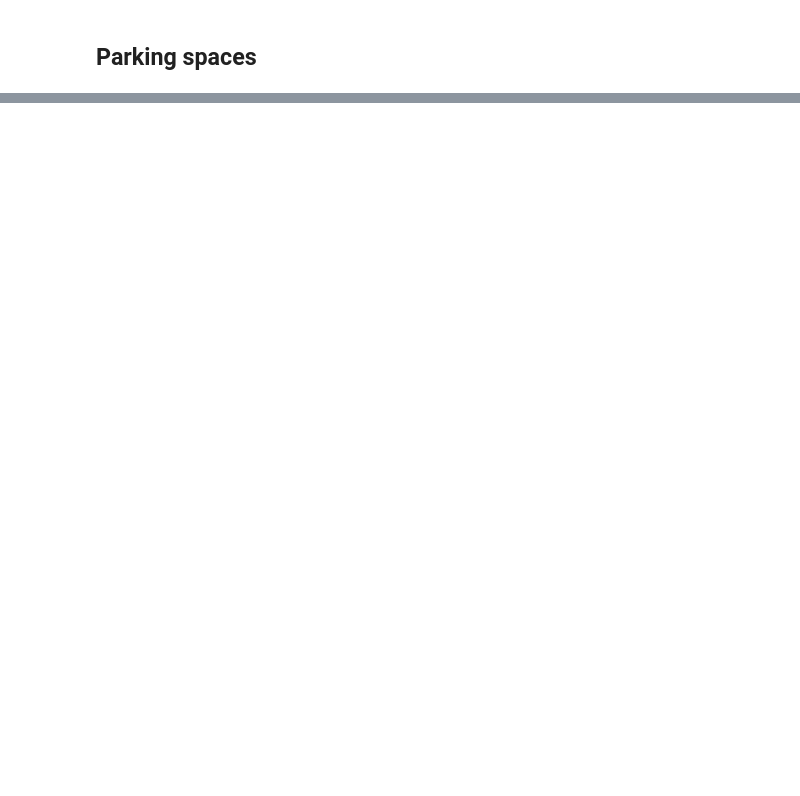
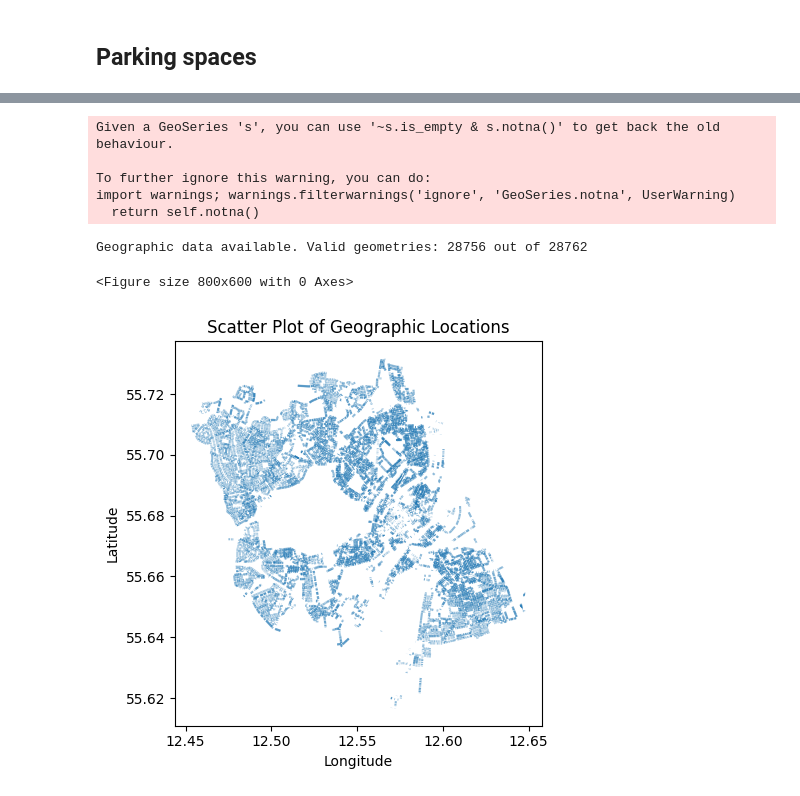
Before and after one commit to AleksandarLukic96/02806_Social_Data, a Jupyter notebook: Project/Data_overview_Paula.ipynb, the cells around one changed output, grey strips where cells are left out. Cells and saved outputs as stored; diff of their text form; code cells hidden in the pictures; blank space fills up the shorter version.

```diff
--- a/Project/Data_overview_Paula.ipynb
+++ b/Project/Data_overview_Paula.ipynb
@@ -19,6 +22,6 @@ import os
 # %%
 data_path = os.path.abspath(os.path.join(os.pardir, "projectData"))
 cleaned_data_path = os.path.join(data_path, "parking_counts.csv")
-df = pd.read_csv(cleaned_data_path)
+df_counts = pd.read_csv(cleaned_data_path)
 # %%
 # Drop redundant columns and assign the result back to df
@@ -112,0 +391,56 @@ df.to_csv(os.path.join(data_path, "cleaned_parking_spaces.csv"), index=False)
+# %%
+# --- 1. Basic Overview ---
+# Basic dimensions and memory usage
+print("Number of rows:", df_spaces.shape[0])
+print("Number of columns:", df_spaces.shape[1])
+memory_mb = df_spaces.memory_usage(deep=True).sum() / (1024 * 1024)
+print("Total Memory Usage (MB): {:.2f}".format(memory_mb))
+
+# Print DataFrame info for data types, non-null counts, etc.
+print("\nDataFrame Info:")
+print(df_spaces.info())
+
+# --- 2. Date Range and Other Properties ---
+# Convert date columns to datetime (if present)
+date_columns = ["creation_date", "correction_date"]
+for col in date_columns:
+    if col in df_spaces.columns:
+        df_spaces[col] = pd.to_datetime(df_spaces[col], errors='coerce')
+        print(f"{col} range: {df_spaces[col].min()} to {df_spaces[col].max()}")
+
+# Check if geographic data is available:
+if 'wkb_geometry' in df_spaces.columns:
+    try:
+        def load_wkt(geom_str):
+            try:
+                return wkt.loads(geom_str)
+            except Exception as e:
+                # Print the problematic value and error message, then return None.
+                print("Error parsing geometry:", geom_str, e)
+                return None
+
+        # Assuming df_spaces is your DataFrame and the geometry column is named 'wkb_geometry'
+        # (even if it contains WKT values)
+        df_spaces['geometry'] = df_spaces['wkb_geometry'].apply(lambda x: load_wkt(x) if pd.notnull(x) else None)
+
+        # Create a GeoDataFrame; assuming your coordinate system is WGS84 (EPSG:4326)
+        gdf = gpd.GeoDataFrame(df_spaces, geometry='geometry', crs="EPSG:4326")
+
+        print("Geographic data available. Valid geometries:", gdf['geometry'].notnull().sum(), "out of", len(gdf))
+
+        # Quick scatter plot of the locations
+        plt.figure(figsize=(8, 6))
+        gdf.plot(markersize=1, alpha=0.5)
+        plt.title("Scatter Plot of Geographic Locations")
+        plt.xlabel("Longitude")
+        plt.ylabel("Latitude")
+        plt.tight_layout()
+        plt.show()
+
+    except ImportError:
+        print("GeoPandas and/or Shapely is not installed. Install these for geographic plotting.")
+    except Exception as e:
+        print("An error occurred when plotting geographic data:", e)
+else:
+    print("No geographic data found (wkb_geometry column not available).")
+# %% [output]
@@ -112,0 +464,8 @@ df.to_csv(os.path.join(data_path, "cleaned_parking_spaces.csv"), index=False)
+Given a GeoSeries 's', you can use '~s.is_empty & s.notna()' to get back the old behaviour.
+
+To further ignore this warning, you can do:
+import warnings; warnings.filterwarnings('ignore', 'GeoSeries.notna', UserWarning)
+  return self.notna()
+Geographic data available. Valid geometries: 28756 out of 28762
+<Figure size 800x600 with 0 Axes>
+[figure, added]
```
Also changed, not shown: parts of 13 cells of this notebook, 2 other files.
